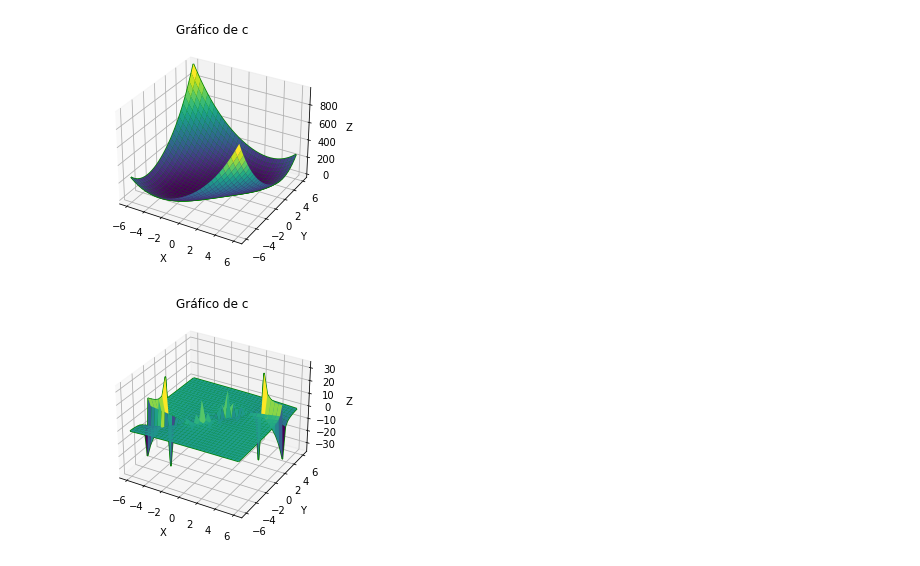
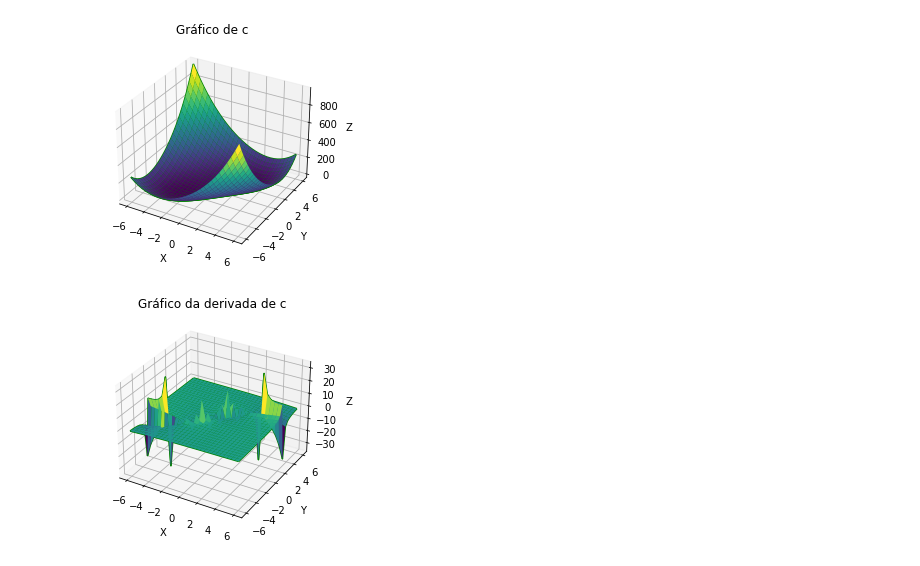
Before and after one commit to GusRigor/Sistema-e-Sinais, a Jupyter notebook: Prova 2/prova2.ipynb, the cells around one changed output. Cells and saved outputs as stored; diff of their text form; code cells hidden in the pictures.

Commit message:
fiz: nome do gráfico

```diff
--- a/Prova 2/prova2.ipynb
+++ b/Prova 2/prova2.ipynb
@@ -87,25 +87,25 @@ plt.show()
 # %%
 fig = plt.figure()
 ax = plt.axes(projection="3d")
 
 def derivada(x, y):
     return ( (3*x*( (x**2 + y**2)**(1/2)) ) - (10*y) ) / ( (10*x)-( 3*y*( (x**2 + y**2)**(1/2)) ) )
 
 x = np.linspace(-6, 6, 30)
 y = np.linspace(-6, 6, 30)
 
 X, Y = np.meshgrid(x, y)
 Z = derivada(X, Y)
 
 ax.plot_wireframe(X, Y, Z, color='green')
 ax.set_xlabel('X')
 ax.set_ylabel('Y')
 ax.set_zlabel('Z')
 
 ax.plot_surface(X, Y, Z, rstride=1, cstride=1,
                     cmap='viridis', edgecolor='none')
-ax.set_title('Gráfico de c');
+ax.set_title('Gráfico da derivada de c');
 
 plt.show()
 # %% [output]
-[figure, old version]
+[figure, new version]
```
